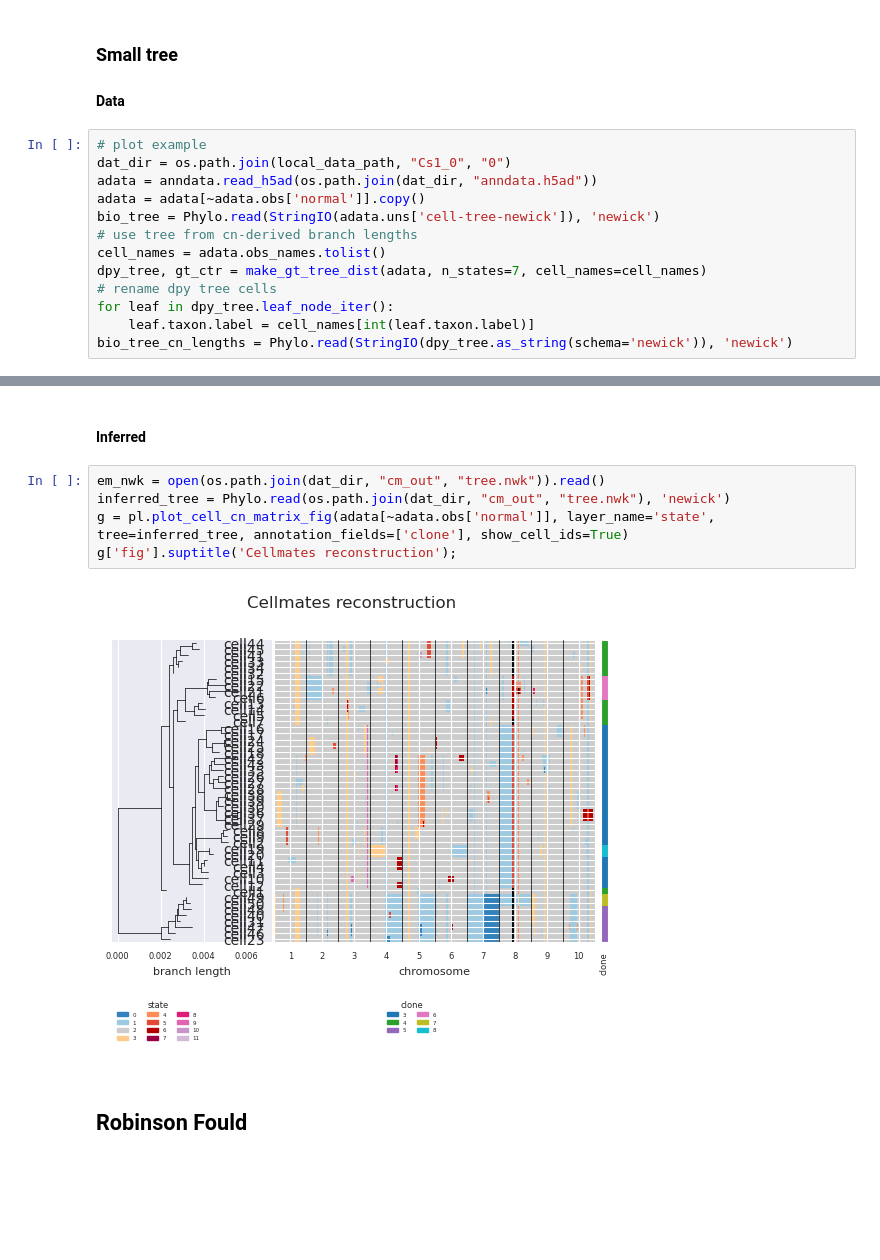
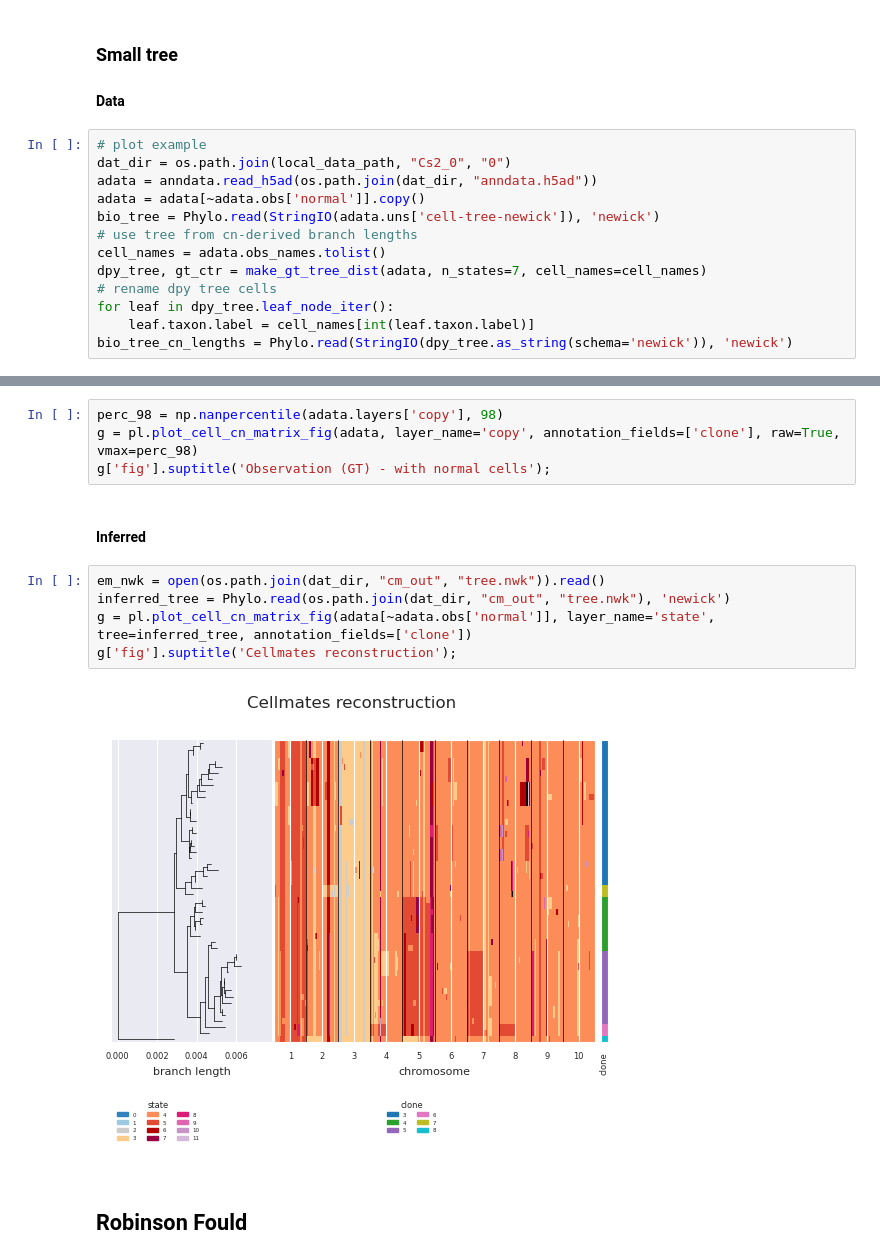
Before and after one commit to wxx20020407/cellmates_speedup, a Jupyter notebook: reproducibility/workflows/cellmates_batch_cnasim/workflow/notebooks/plotsC_F.py.ipynb, the cells around one changed output, grey strips where cells are left out. Cells and saved outputs as stored; diff of their text form; blank space fills up the shorter version.

```diff
--- a/reproducibility/workflows/cellmates_batch_cnasim/workflow/notebooks/plotsC_F.py.ipynb
+++ b/reproducibility/workflows/cellmates_batch_cnasim/workflow/notebooks/plotsC_F.py.ipynb
@@ -75,7 +67,7 @@ stats_df
 #### Data
 # %%
 # plot example
-dat_dir = os.path.join(local_data_path, "Cs1_0", "0")
+dat_dir = os.path.join(local_data_path, "Cs2_0", "0")
 adata = anndata.read_h5ad(os.path.join(dat_dir, "anndata.h5ad"))
 adata = adata[~adata.obs['normal']].copy()
 bio_tree = Phylo.read(StringIO(adata.uns['cell-tree-newick']), 'newick')
@@ -99,12 +86,17 @@ g['fig'].suptitle('Observation (GT) - with normal cells');
-# %% [markdown]
-#### Inferred
+# %%
+perc_98 = np.nanpercentile(adata.layers['copy'], 98)
+g = pl.plot_cell_cn_matrix_fig(adata, layer_name='copy', annotation_fields=['clone'], raw=True, vmax=perc_98)
+g['fig'].suptitle('Observation (GT) - with normal cells');
+# %% [markdown]
+
+#### Inferred
 # %%
 em_nwk = open(os.path.join(dat_dir, "cm_out", "tree.nwk")).read()
 inferred_tree = Phylo.read(os.path.join(dat_dir, "cm_out", "tree.nwk"), 'newick')
-g = pl.plot_cell_cn_matrix_fig(adata[~adata.obs['normal']], layer_name='state', tree=inferred_tree, annotation_fields=['clone'], show_cell_ids=True)
+g = pl.plot_cell_cn_matrix_fig(adata[~adata.obs['normal']], layer_name='state', tree=inferred_tree, annotation_fields=['clone'])
 g['fig'].suptitle('Cellmates reconstruction');
 # %% [output]
-[figure, old version]
+[figure, new version]
 # %% [markdown]
 ## Robinson Fould
 # %%
```
Also changed, not shown: parts of 15 cells of this notebook.
